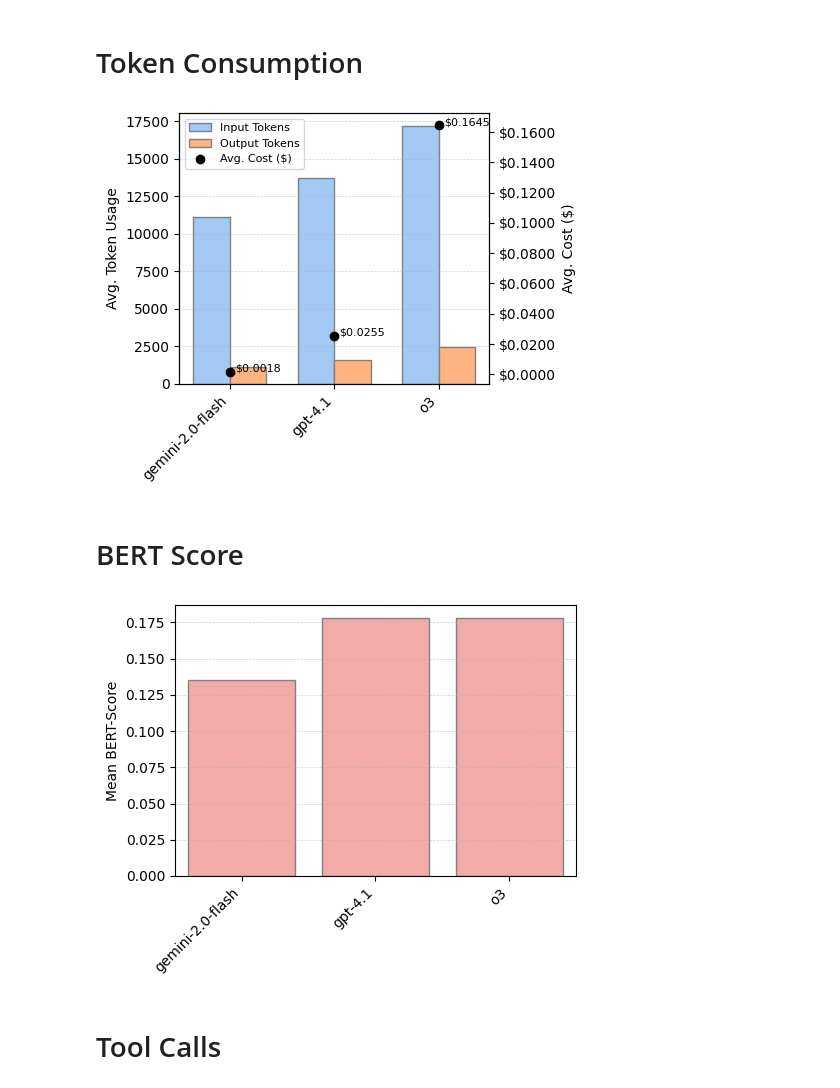
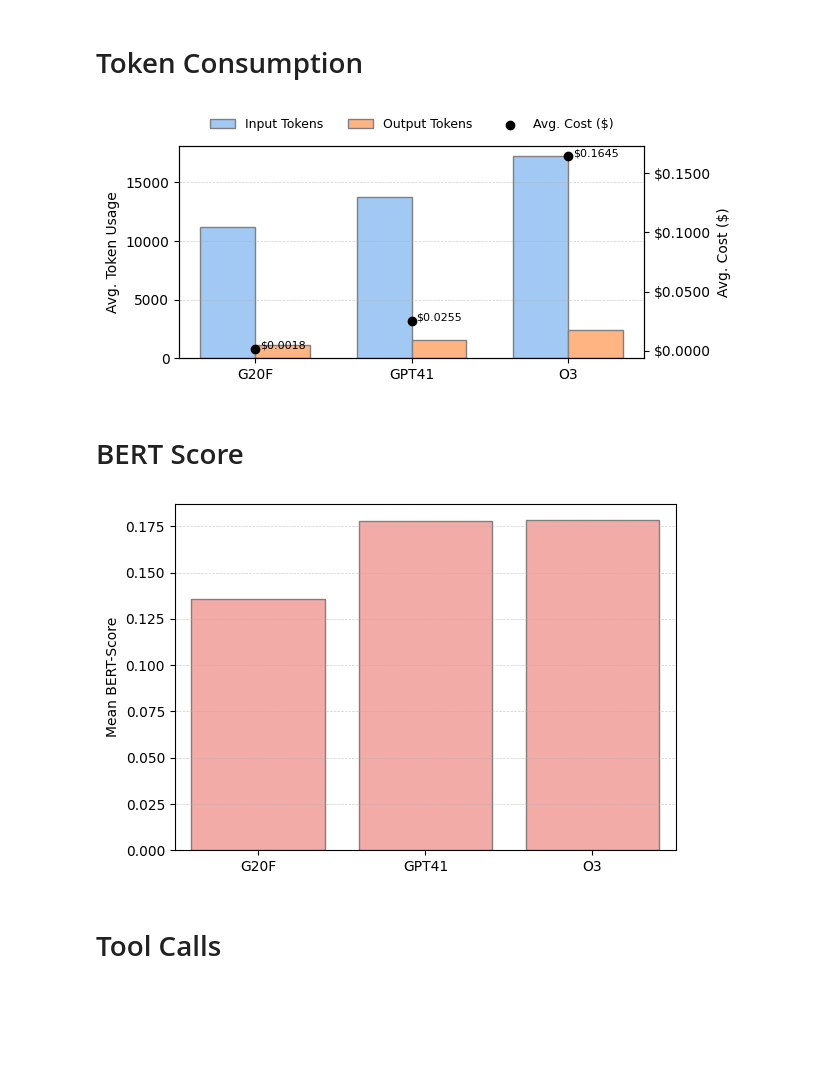
Before and after one commit to mrrestre/react_agent_in_edp, a Jupyter notebook: experiments/interpretation/experiment_comparer.ipynb, the cells around one changed output. Cells and saved outputs as stored; diff of their text form; code cells hidden in the pictures; blank space fills up the shorter version.

```diff
--- a/experiments/interpretation/experiment_comparer.ipynb
+++ b/experiments/interpretation/experiment_comparer.ipynb
@@ -45,3 +42,13 @@ df = df.sort_values(by="model_used")
+# %%
+# Map raw experiment names directly to single-letter codes
+name_map = {
+    "gemini-2.0-flash": "G20F",
+    "gpt-4.1": "GPT41",
+    "o3": "O3",
+}
+df["model_used"] = df["model_used"].map(name_map)
+
+df = df.sort_values(by="model_used")
 # %%
 my_palette = sns.color_palette("pastel", 9)
 
@@ -222,6 +226,9 @@ from matplotlib.patches import Patch
 import seaborn as sns
 
 # -- Preprocess as before --
+
+inverted_model_map = {v: k for k, v in name_map.items()}
+
 
 # Token usage per model
 token_cols = [
@@ -237,15 +244,15 @@ grouped = df.groupby("model_used")
 agent_costs = {
     model: (
         (group["tokens_consumed.input_tokens"].mean() / 1000)
-        * ModelPricing[model]["input"]
+        * ModelPricing[inverted_model_map[model]]["input"]
         + (group["tokens_consumed.output_tokens"].mean() / 1000)
-        * ModelPricing[model]["output"]
+        * ModelPricing[inverted_model_map[model]]["output"]
     )
     for model, group in grouped
 }
 
 # -- Create figure --
-fig, ax1 = plt.subplots(figsize=(5, 4))
+fig, ax1 = plt.subplots(figsize=(6, 4))
 
 # Plot token usage (stacked bars: input + output)
 x = mean_token_usage["model_used"]
@@ -275,54 +282,58 @@ bar2 = ax1.bar(
 )
 
 ax1.set_xticks(x_pos)
-ax1.set_xticklabels(x, rotation=45, ha="right")
-
+ax1.set_xticklabels(x)
 ax1.set_ylabel("Avg. Token Usage")
-ax1.set_xticks(range(len(x)))
-ax1.set_xticklabels(x, rotation=45, ha="right")
 ax1.grid(axis="y", linestyle="--", linewidth=0.5, alpha=0.6)
 
 # Plot cost using a secondary y-axis
 ax2 = ax1.twinx()
-costs = [agent_costs[model] for model in x]
+costs = [agent_costs[exp] for exp in x]
 line = ax2.scatter(
-    range(len(x)),
+    x_pos,
     costs,
     color="black",
     marker="o",
-    linestyle="-",
     label="Avg. Cost ($)",
 )
 
 ax2.set_ylabel("Avg. Cost ($)")
 ax2.yaxis.set_major_formatter(mtick.StrMethodFormatter("${x:,.4f}"))
 
-# Add cost labels above each point
+# Annotate cost
 for i, cost in enumerate(costs):
     ax2.annotate(
         f"${cost:.4f}",
         (i, cost),
         textcoords="offset points",
         xytext=(20, 0),
         ha="center",
         fontsize=8,
         color="black",
     )
 
-# Legend (combine handles from both axes)
+# Combine legends
 token_legend = [
     Patch(facecolor=my_palette[0], edgecolor="gray", label="Input Tokens"),
     Patch(facecolor=my_palette[1], edgecolor="gray", label="Output Tokens"),
 ]
+all_handles = token_legend + [line]
 
-all_handles = token_legend + [line]
-ax1.legend(handles=all_handles, loc="upper left", fontsize=8, frameon=True)
+# Legend above the plot
+ax1.legend(
+    handles=all_handles,
+    loc="lower center",
+    bbox_to_anchor=(0.5, 1.02),
+    fontsize=9,
+    frameon=False,
+    ncol=len(all_handles),
+)
 
-# Final layout
-plt.tight_layout()
+# Adjust layout to accommodate legend above
+fig.subplots_adjust(top=0.78, bottom=0.25)
 plt.show()
 # %% [output]
-[figure, old version]
+[figure, new version]
 # %% [markdown]
 # BERT Score
 # %%
@@ -336,7 +347,7 @@ experiment_order = df["model_used"].unique()
 mean_bert = df.groupby("model_used")["bert_score"].mean().reset_index()
 
 # Plot
-plt.figure(figsize=(5, 4))
+plt.figure(figsize=(6, 4))
 ax = sns.barplot(
     data=mean_bert,
     x="model_used",
@@ -352,11 +363,10 @@ plt.grid(True, which="major", axis="y", linestyle="--", linewidth=0.5, alpha=0.6
 # Formatting
 plt.xlabel("")
 plt.ylabel("Mean BERT-Score")
-plt.xticks(rotation=45, ha="right")
 plt.tight_layout()
 plt.show()
 # %% [output]
-[figure, old version]
+[figure, new version]
 # %% [markdown]
 # Tool Calls
 # %%
```
Also changed, not shown: parts of 5 cells of this notebook, 20 other files.
